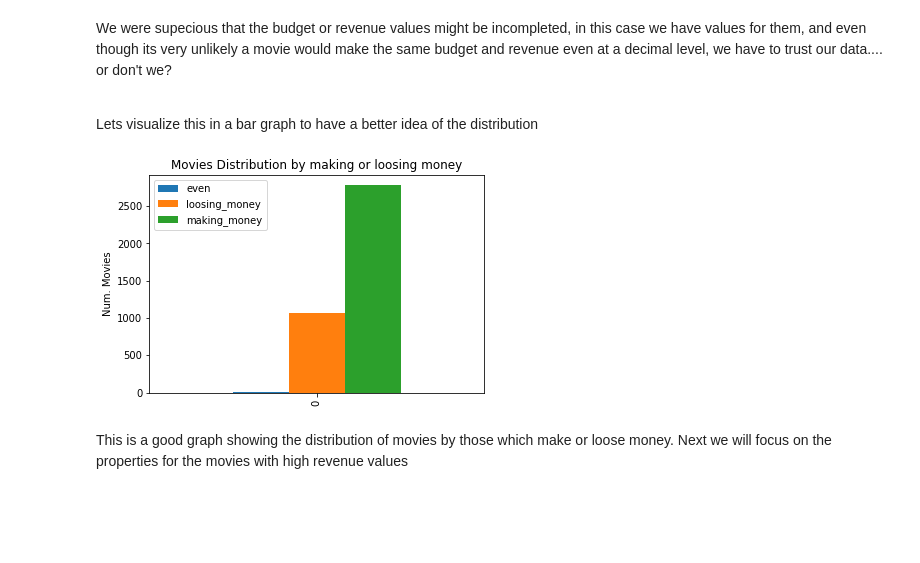
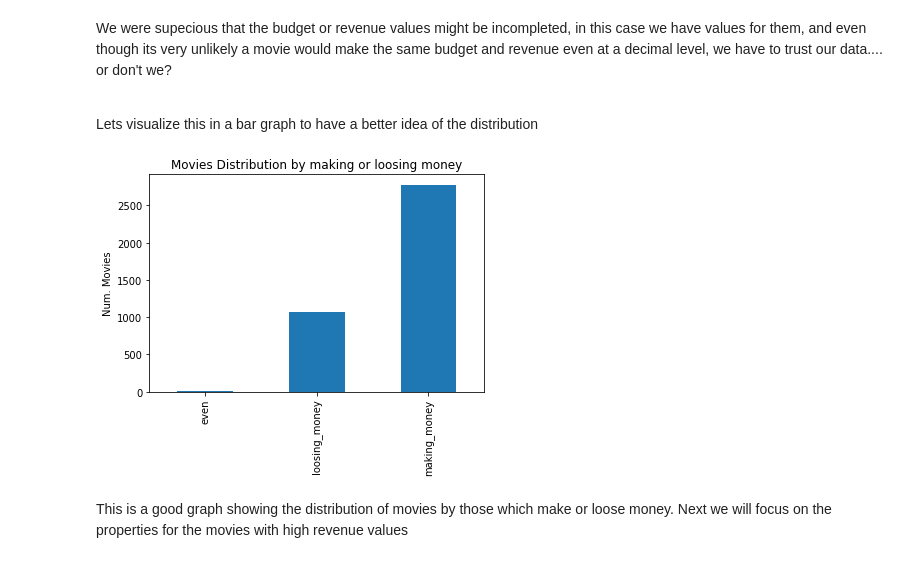
Before and after one commit to gabrielmarcos2001/data-analysis-tmdb, a Jupyter notebook: Investigate_a_Dataset.ipynb, the cells around one changed output. Cells and saved outputs as stored; diff of their text form; code cells hidden in the pictures; blank space fills up the shorter version.

Commit message:
improving plots - adding disclaimer

```diff
--- a/Investigate_a_Dataset.ipynb
+++ b/Investigate_a_Dataset.ipynb
@@ -768,10 +770,10 @@ Lets visualize this in a bar graph to have a better idea of the distribution
 d = {'making_money': [len(making_monew_movies)], 'loosing_money': [len(loosing_money_movies)], "even":[len(even_movies)]}
 d_aux = pd.DataFrame(data=d);
 # %%
-d_aux.plot(kind='bar', title='Movies Distribution by making or loosing money')
+d_aux.T.plot(kind='bar', title='Movies Distribution by making or loosing money', legend=False)
 plt.ylabel('Num. Movies');
 # %% [output]
-[figure, old version]
+[figure, new version]
 # %% [markdown]
 This is a good graph showing the distribution of movies by those which make or loose money. Next we will focus on the properties for the movies with high revenue values
 # %% [markdown]
```
Also changed, not shown: parts of 11 cells of this notebook.
